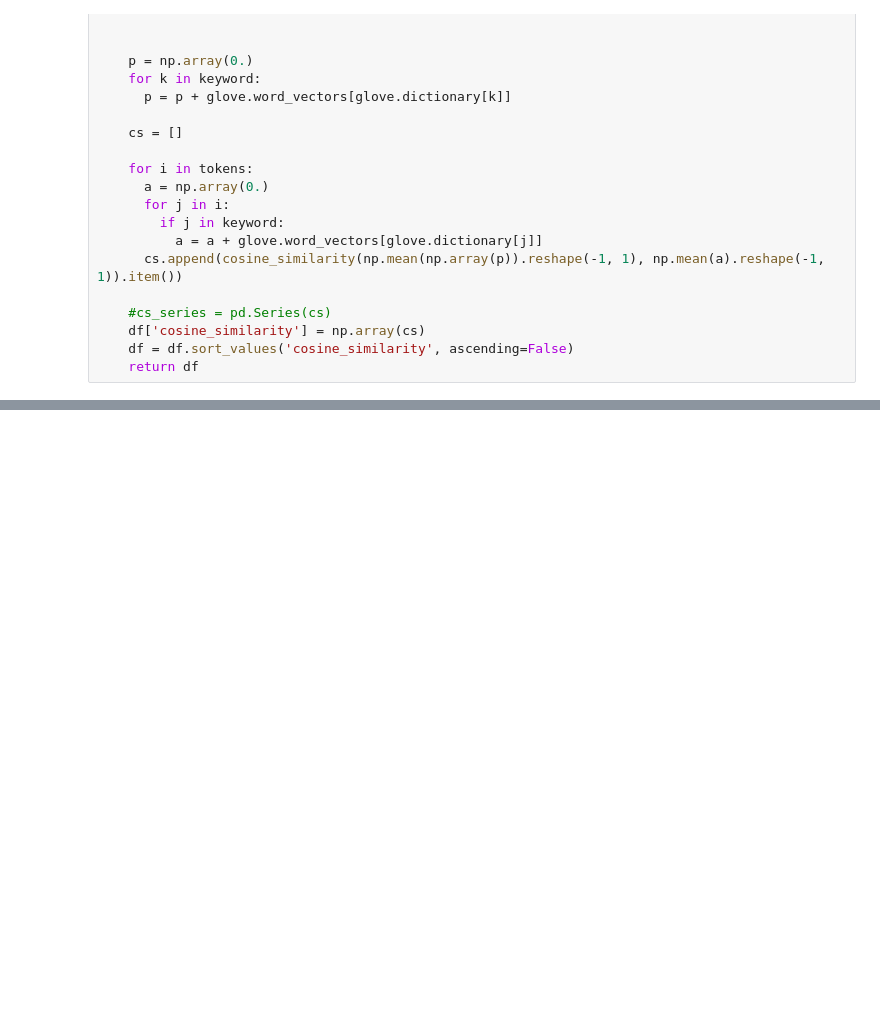
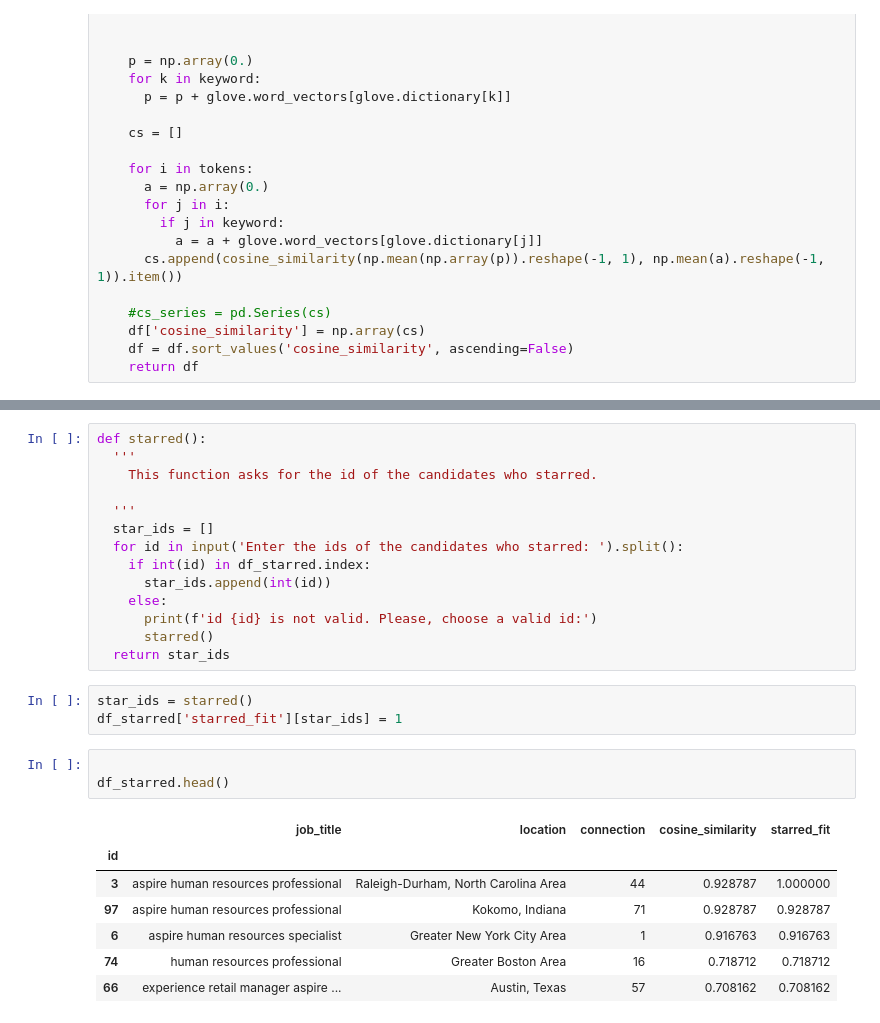
Before and after one commit to cchristoforou97/Potential-Talents--Ranking-Candidates-, a Jupyter notebook: Potential_Talents.ipynb, the cells around one changed output, grey strips where cells are left out. Cells and saved outputs as stored; diff of their text form; blank space fills up the shorter version.

```diff
--- a/Potential_Talents.ipynb
+++ b/Potential_Talents.ipynb
@@ -495,0 +501,28 @@ TF-IDF does not take into account the semantic meaning or context of the words w
+# %%
+def starred():
+  '''
+    This function asks for the id of the candidates who starred.
+
+  '''
+  star_ids = []
+  for id in input('Enter the ids of the candidates who starred: ').split():
+    if int(id) in df_starred.index:
+      star_ids.append(int(id))
+    else:
+      print(f'id {id} is not valid. Please, choose a valid id:')
+      starred()
+  return star_ids
+# %%
+star_ids = starred()
+df_starred['starred_fit'][star_ids] = 1
+# %%
+
+df_starred.head()
+# %% [output]
+|  | job_title | location | connection | cosine_similarity | starred_fit |
+| id |  |  |  |  |  |
+| 3 | aspire human resources professional | Raleigh-Durham, North Carolina Area | 44 | 0.928787 | 1.000000 |
+| 97 | aspire human resources professional | Kokomo, Indiana | 71 | 0.928787 | 0.928787 |
+| 6 | aspire human resources specialist | Greater New York City Area | 1 | 0.916763 | 0.916763 |
+| 74 | human resources professional | Greater Boston Area | 16 | 0.718712 | 0.718712 |
+| 66 | experience retail manager aspire ... | Austin, Texas | 57 | 0.708162 | 0.708162 |
```
Also changed, not shown: parts of 52 cells of this notebook, 1 other file.
